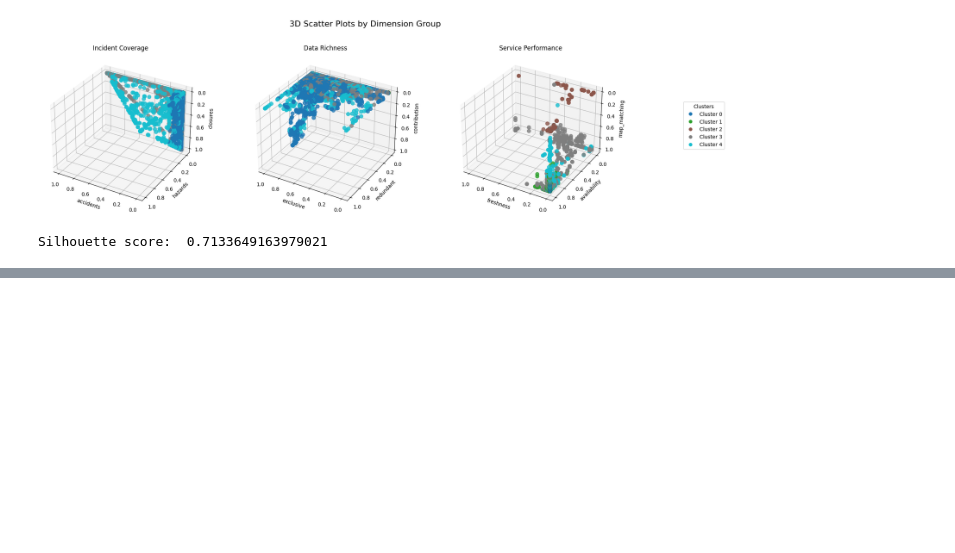
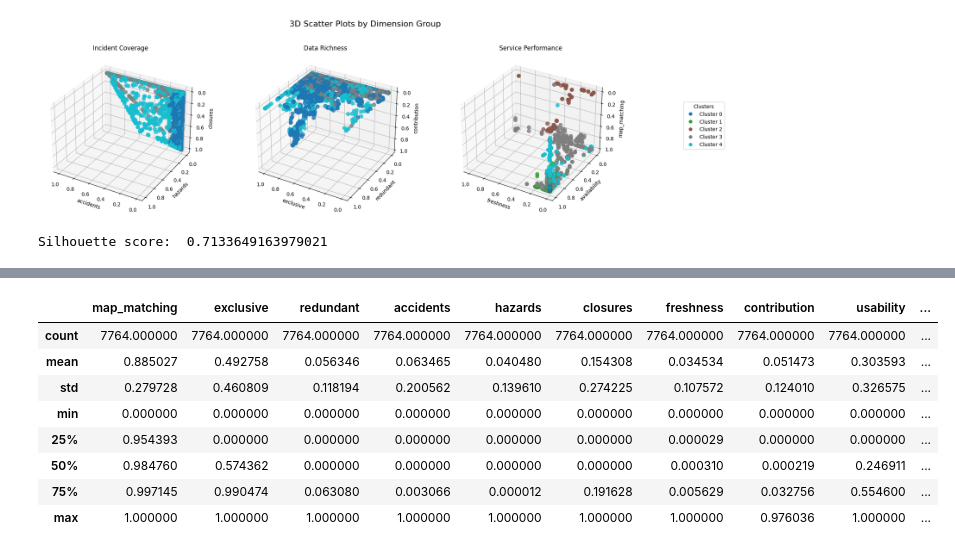
Before and after one commit to ArjanFaber-TomTom/Provider_Classification_System_Development, a Jupyter notebook: Providers_Classification.ipynb, the cells around one changed output, grey strips where cells are left out. Drawn from its saved outputs; the diff is of its cells as text; code cells hidden in the pictures; blank space fills up the shorter version.

```diff
--- a/Providers_Classification.ipynb
+++ b/Providers_Classification.ipynb
@@ -398,0 +468,12 @@ df_clus_thld
+# %%
+df_describe
+# %% [output]
+|  | map_matching | exclusive | redundant | accidents | hazards | closures | freshness | contribution | usability | ... |
+| count | 7764.000000 | 7764.000000 | 7764.000000 | 7764.000000 | 7764.000000 | 7764.000000 | 7764.000000 | 7764.000000 | 7764.000000 | ... |
+| mean | 0.885027 | 0.492758 | 0.056346 | 0.063465 | 0.040480 | 0.154308 | 0.034534 | 0.051473 | 0.303593 | ... |
+| std | 0.279728 | 0.460809 | 0.118194 | 0.200562 | 0.139610 | 0.274225 | 0.107572 | 0.124010 | 0.326575 | ... |
+| min | 0.000000 | 0.000000 | 0.000000 | 0.000000 | 0.000000 | 0.000000 | 0.000000 | 0.000000 | 0.000000 | ... |
+| 25% | 0.954393 | 0.000000 | 0.000000 | 0.000000 | 0.000000 | 0.000000 | 0.000029 | 0.000000 | 0.000000 | ... |
+| 50% | 0.984760 | 0.574362 | 0.000000 | 0.000000 | 0.000000 | 0.000000 | 0.000310 | 0.000219 | 0.246911 | ... |
+| 75% | 0.997145 | 0.990474 | 0.063080 | 0.003066 | 0.000012 | 0.191628 | 0.005629 | 0.032756 | 0.554600 | ... |
+| max | 1.000000 | 1.000000 | 1.000000 | 1.000000 | 1.000000 | 1.000000 | 1.000000 | 0.976036 | 1.000000 | ... |
```
Also changed, not shown: parts of 6 cells of this notebook.
